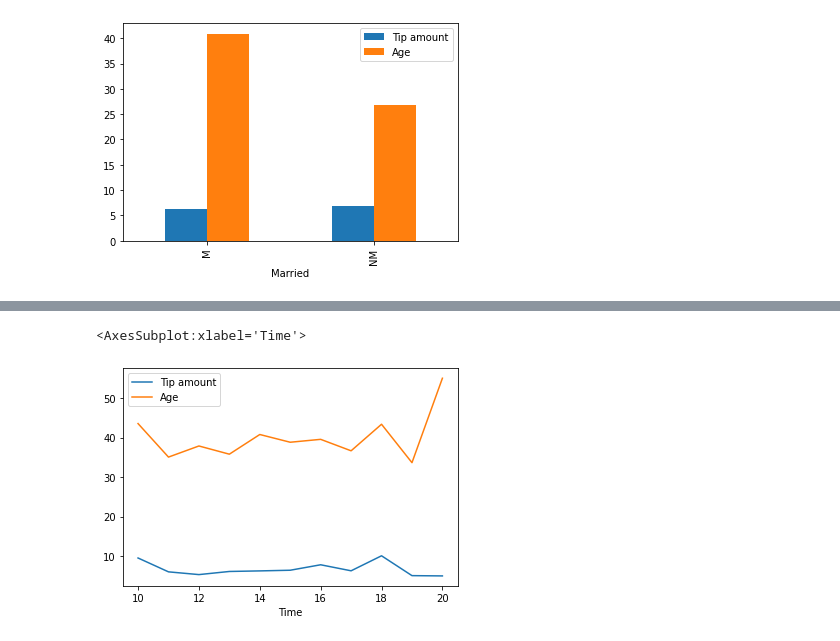
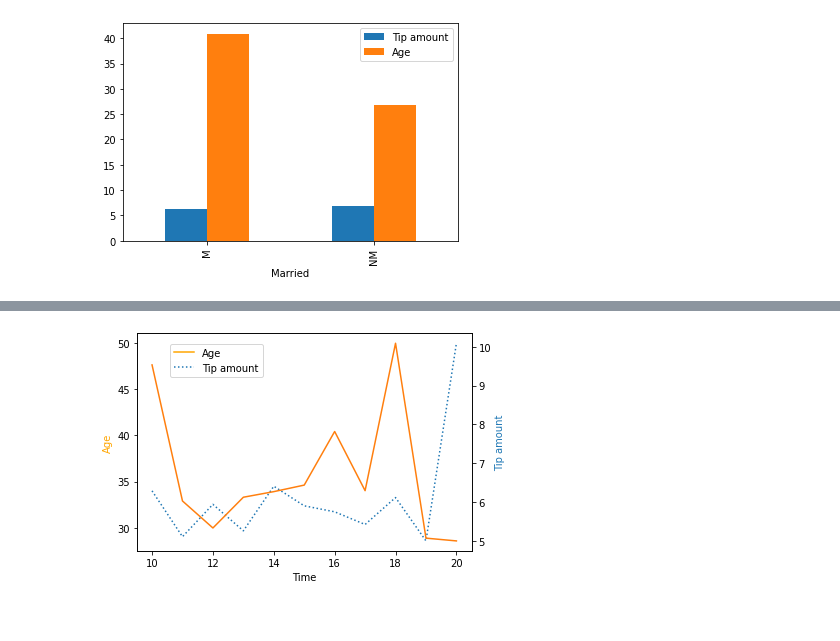
Before and after one commit to AndreasPB/aa-mandatory1, a Jupyter notebook: src/haircut_plots.ipynb, the cells around one changed output, grey strips where cells are left out. Saved outputs shown, nothing was run; the diff lists cells and outputs as text; code cells hidden in the pictures.

```diff
--- a/src/haircut_plots.ipynb
+++ b/src/haircut_plots.ipynb
@@ -63,5 +62,13 @@ Exploring if the time of day has an impact on tip amounts and the age of the cus
-# %%
-df.groupby("Time").mean().plot.line(stacked=True)
-# %% [output]
-<AxesSubplot:xlabel='Time'>
-[figure, removed]
+# %%
+df.groupby("Time")["Age"].mean().plot(linestyle="dotted").set_ylabel(
+    "Age", color="orange"
+)
+df.groupby("Time")["Tip amount"].mean().plot.line(secondary_y=True).set_ylabel(
+    "Tip amount", color="#1f77b4"
+)
+age_line = mlines.Line2D([], [], color="orange")
+tip_amount_line = mlines.Line2D([], [], linestyle="dotted", color="#1f77b4")
+plt.legend([age_line, tip_amount_line], ["Age", "Tip amount"], loc=[0.1, 0.8])
+plt.savefig("time_of_day_and_age.pdf")
+# %% [output]
+[figure, added]
```
Also changed, not shown: parts of 9 cells of this notebook, 4 other files.
